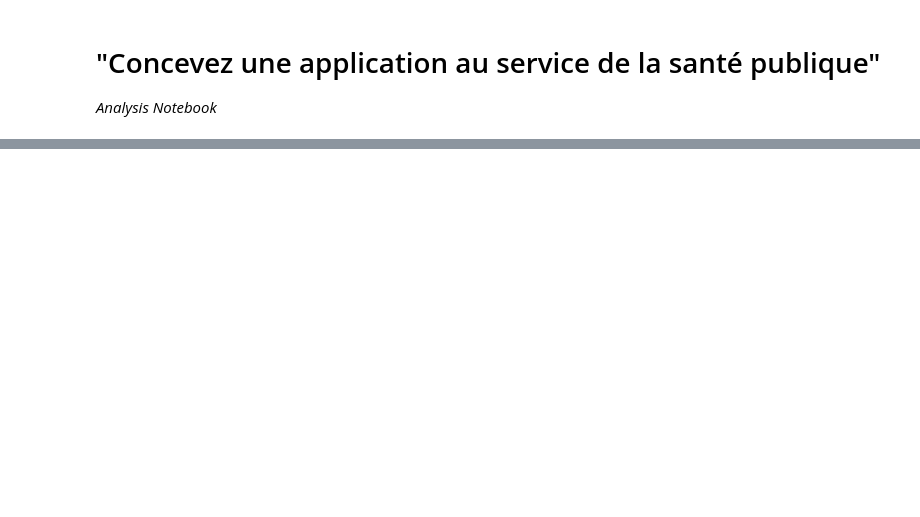
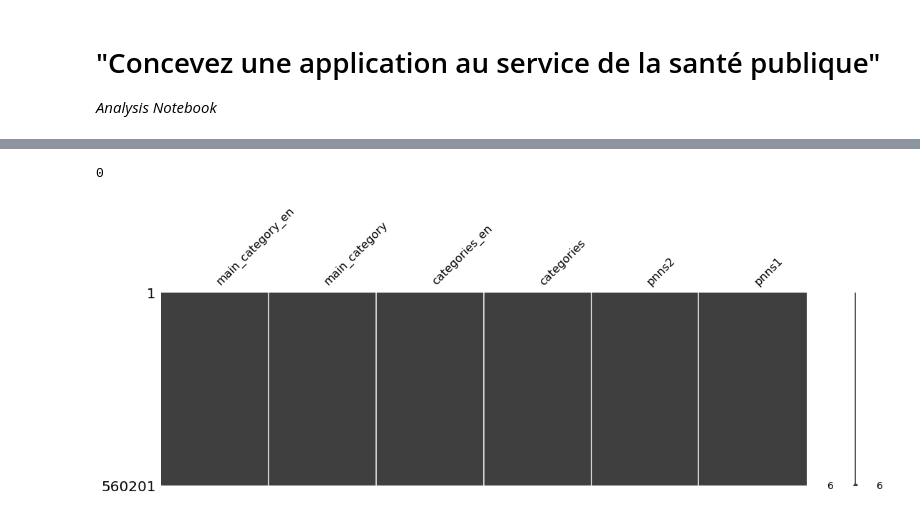
Before and after one commit to SmellyArmure/OC_DS_Project3, a Jupyter notebook: NOTEBOOKS/P3_Analysis.ipynb, the cells around one changed output, grey strips where cells are left out. Cells and saved outputs as stored; diff of their text form; code cells hidden in the pictures; blank space fills up the shorter version.

```diff
--- a/NOTEBOOKS/P3_Analysis.ipynb
+++ b/NOTEBOOKS/P3_Analysis.ipynb
@@ -18,8 +53,11 @@ import os
+# %%
+plt.rcParams['figure.facecolor']='w'
 # %%
 # get list of dtype from json
 f = open('My Drive/--DATA SCIENCE/PROJET3/d_types.json', 'r')
 d_types = json.loads(f.read())
 # %%
 # Import cleaned dataset
-dftest = pd.read_csv('My Drive/--DATA SCIENCE/PROJET3/OFF_Cleaned.csv',
-                     dtype=d_types, low_memory=False, encoding ='utf-8')
+df = pd.read_csv('My Drive/--DATA SCIENCE/PROJET3/OFF_Cleaned.csv',
+                 index_col='Unnamed: 0', dtype=d_types,
+                 low_memory=False, encoding ='utf-8')
@@ -41,0 +138,15 @@ Index(['Unnamed: 0', 'code', 'code_val', 'url', 'creator', 'created_datetime',
+# %%
+df[['pnns1', 'pnns2']] = df[['pnns1', 'pnns2']].fillna('unknown')
+
+# df['nutrigrade'] = df['nutrigrade'].map(dict(zip(list('abcde'), range(1,6))))
+
+# df['countries'].astype('string')
+# %%
+df[cat_cols].isna().sum().sum()
+# %% [output]
+0
+# %%
+msno.matrix(df[cat_cols])
+plt.gcf().set_size_inches(18,5)
+# %% [output]
+[figure, added]
```
Also changed, not shown: parts of 48 cells of this notebook, 4 other files.
